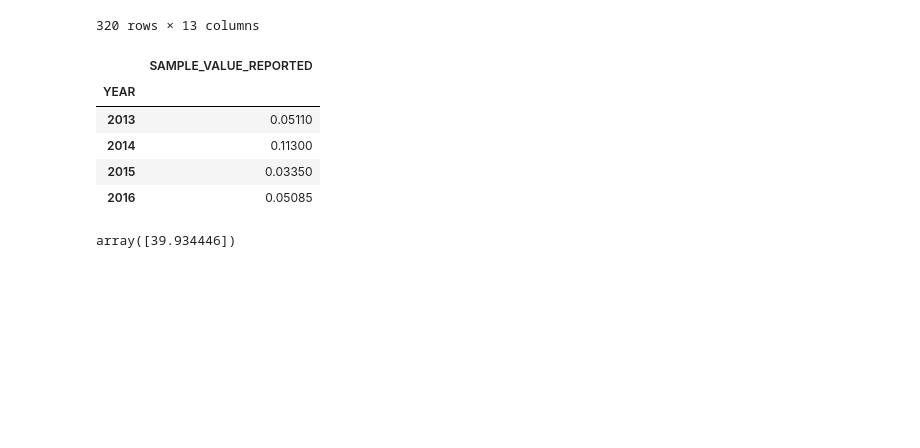
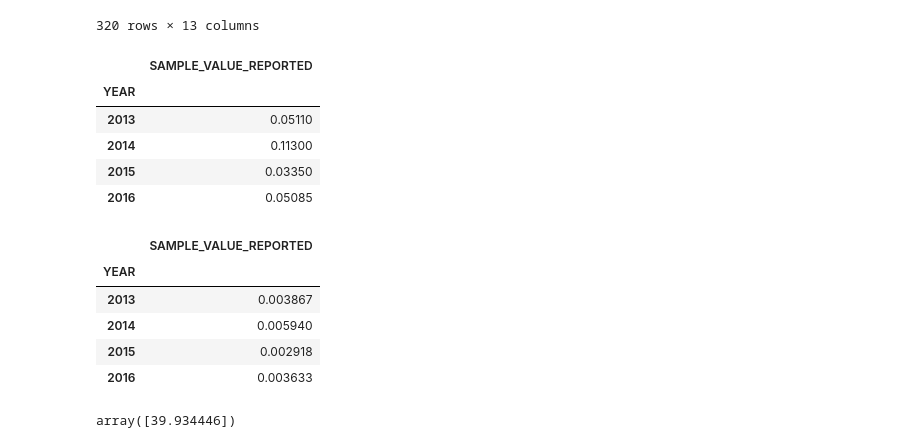
Before and after one commit to jjjjjeb/NJAir_EDA, a Jupyter notebook: Chromium/Chromium.ipynb, the cells around one changed output. Saved outputs shown, nothing was run; the diff lists cells and outputs as text; code cells hidden in the pictures; blank space fills up the shorter version.

```diff
--- a/Chromium/Chromium.ipynb
+++ b/Chromium/Chromium.ipynb
@@ -482,6 +597,19 @@ year
 | 2014 | 0.11300 |
 | 2015 | 0.03350 |
 | 2016 | 0.05085 |
+# %%
+grouped_city= csn_program_df.groupby(["YEAR"])
+
+year = pd.DataFrame(grouped_city["SAMPLE_VALUE_REPORTED"].mean())
+
+year
+# %% [output]
+|  | SAMPLE_VALUE_REPORTED |
+| YEAR |  |
+| 2013 | 0.003867 |
+| 2014 | 0.005940 |
+| 2015 | 0.002918 |
+| 2016 | 0.003633 |
 # %%
 unique=sorted_date_csn["MONITOR_LATITUDE"].unique()
 unique
```
Also changed, not shown: parts of 30 cells of this notebook, 13 other files.
